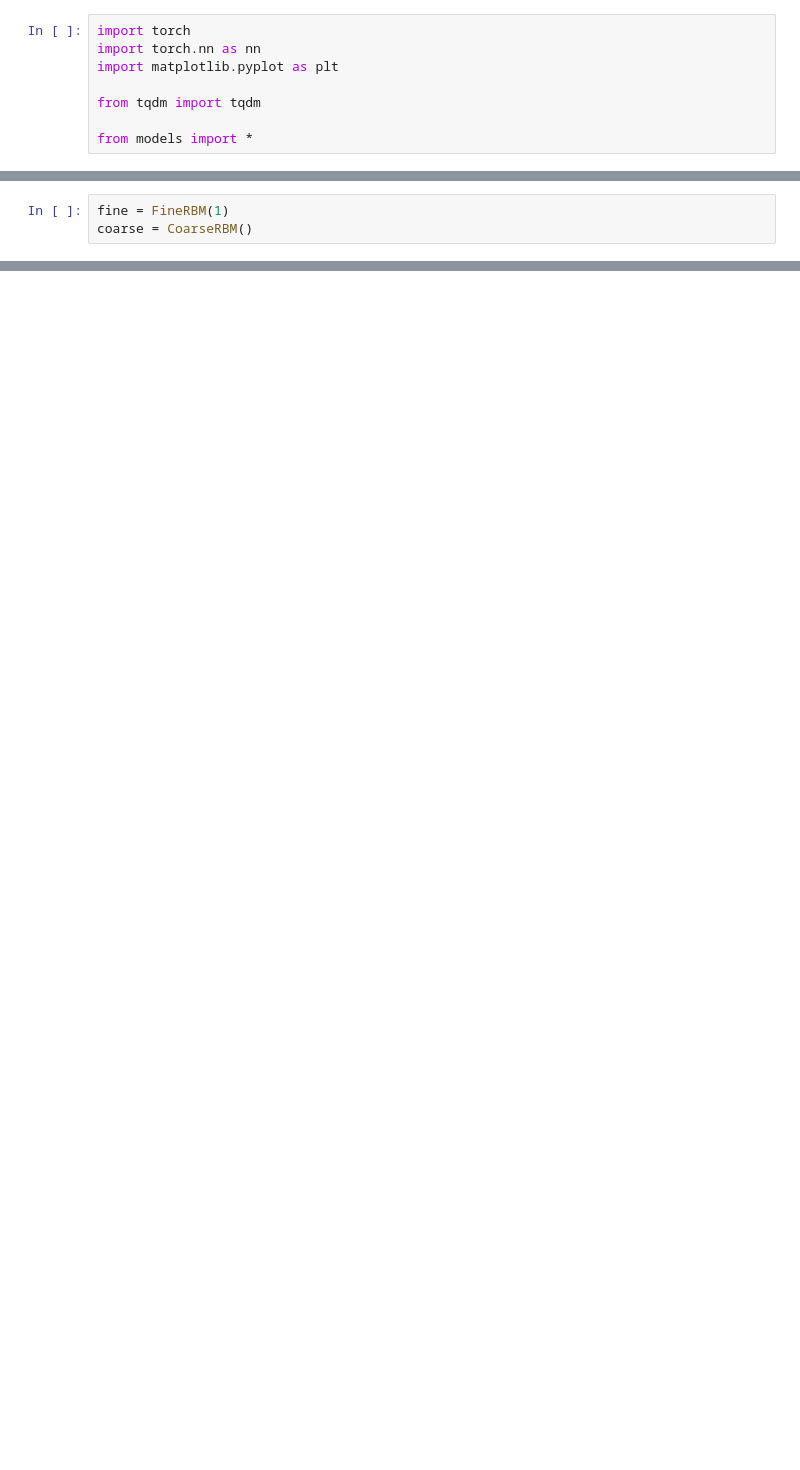
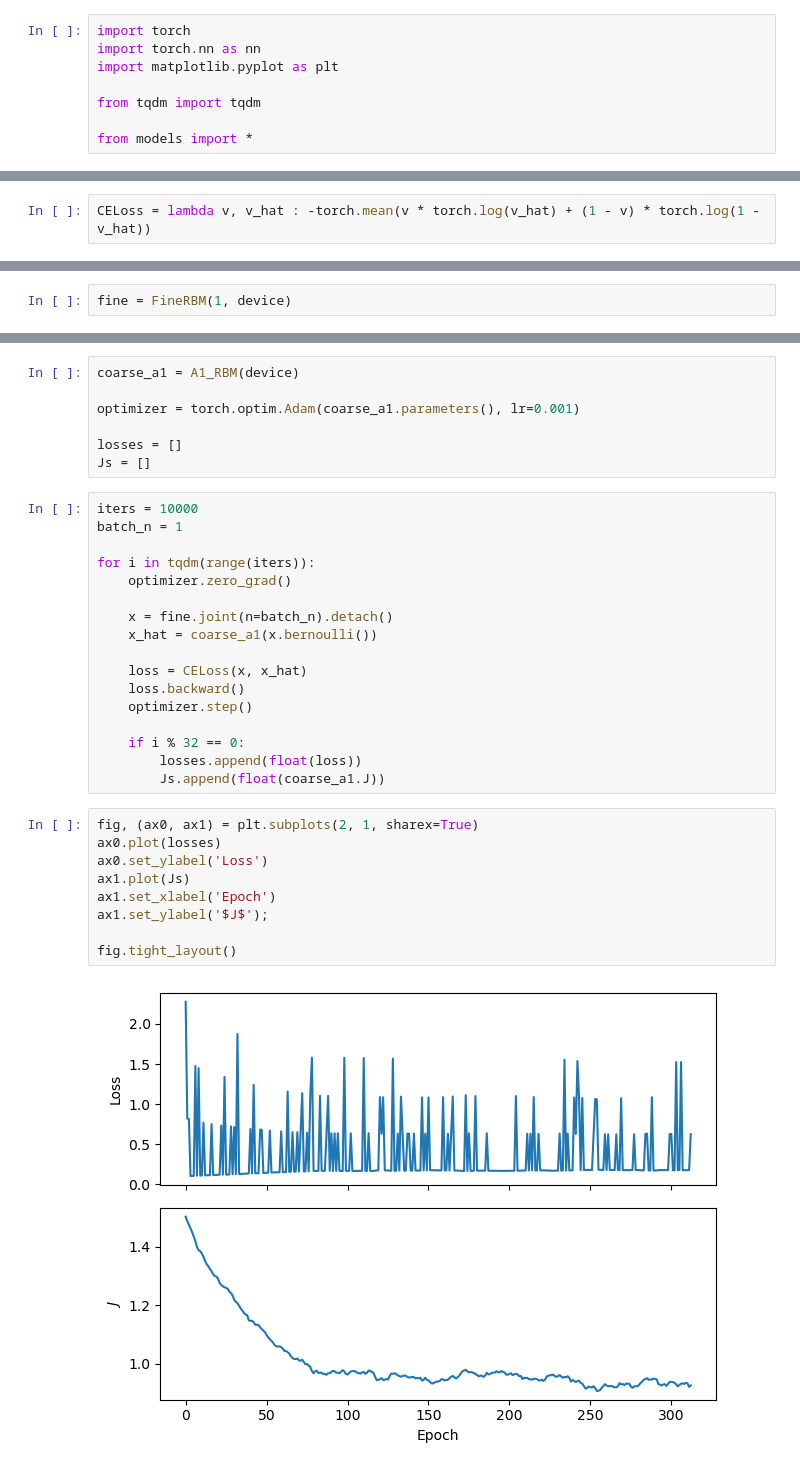
Before and after one commit to jshe2304/dlrg, a Jupyter notebook: train.ipynb, the cells around one changed output, grey strips where cells are left out. Cells and saved outputs as stored; diff of their text form; blank space fills up the shorter version.

```diff
--- a/train.ipynb
+++ b/train.ipynb
@@ -11 +11,3 @@ device = torch.device('cpu')
+# %%
+CELoss = lambda v, v_hat : -torch.mean(v * torch.log(v_hat) + (1 - v) * torch.log(1 - v_hat))
 # %% [markdown]
@@ -13,3 +15,2 @@ device = torch.device('cpu')
 # %%
-fine = FineRBM(1)
-coarse = CoarseRBM()
+fine = FineRBM(1, device)
@@ -18 +19,36 @@ Loss = lambda v, v_hat : -torch.mean(v * torch.log(v_hat) + (1 - v) * torch.log(
+# %%
+coarse_a1 = A1_RBM(device)
+
+optimizer = torch.optim.Adam(coarse_a1.parameters(), lr=0.001)
+
+losses = []
+Js = []
+# %%
+iters = 10000
+batch_n = 1
+
+for i in tqdm(range(iters)):
+    optimizer.zero_grad()
+
+    x = fine.joint(n=batch_n).detach()
+    x_hat = coarse_a1(x.bernoulli())
+
+    loss = CELoss(x, x_hat)
+    loss.backward()
+    optimizer.step()
+
+    if i % 32 == 0:
+        losses.append(float(loss))
+        Js.append(float(coarse_a1.J))
+# %%
+fig, (ax0, ax1) = plt.subplots(2, 1, sharex=True)
+ax0.plot(losses)
+ax0.set_ylabel('Loss')
+ax1.plot(Js)
+ax1.set_xlabel('Epoch')
+ax1.set_ylabel('$J$');
+
+fig.tight_layout()
+# %% [output]
+[figure, added]
 # %% [markdown]
```
Also changed, not shown: parts of 11 cells of this notebook, 4 other files.
